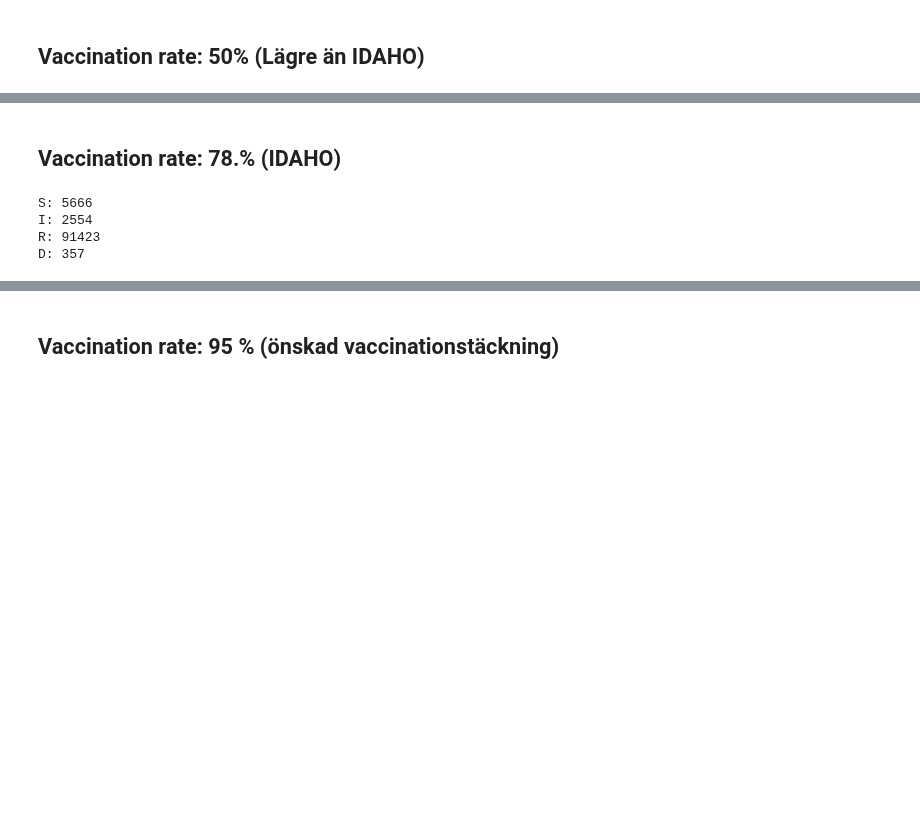
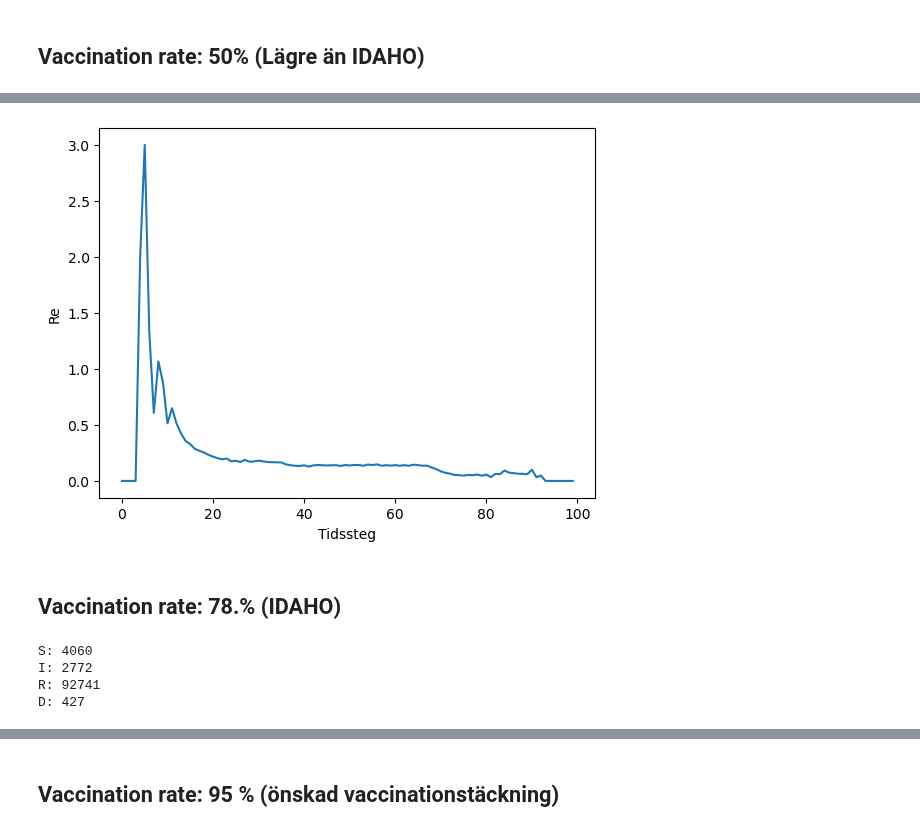
Before and after one commit to tovebrunell/ABM, a Jupyter notebook: Plotta_data.ipynb, the cells around one changed output, grey strips where cells are left out. Cells and saved outputs as stored; diff of their text form; code cells hidden in the pictures; blank space fills up the shorter version.

```diff
--- a/Plotta_data.ipynb
+++ b/Plotta_data.ipynb
@@ -88,5 +88,3 @@ Re = 1.9152358987500355
 # %%
-plt.plot(model.Re_history)
-plt.xlabel("Tidssteg")
-plt.ylabel("Ackumulerad Re fram till nu")
-plt.show()
+model_df = model.datacollector.get_model_vars_dataframe()
+agent_df = model.datacollector.get_agent_vars_dataframe()
@@ -95,8 +101,15 @@ plt.show()
+# %%
+plt.plot(model_df)
+
+plt.xlabel("Tidssteg")
+plt.ylabel("Re")
+plt.show()
+# %% [output]
+[figure, added]
 # %% [markdown]
 ## Vaccination rate: 78.% (IDAHO)
 # %%
 vaccination_rate_2 = 0.785
-timesteps = 100
 
 model_2 = Modell.SIRModel(N, width, height, initial_infected, vaccination_rate_2, mortality_rate)
 
@@ -119,10 +132,10 @@ print("I:", model_2.count_status("I"))
 print("R:", model_2.count_status("R"))
 print("D:", model_2.count_status("D"))
 # %% [output]
-S: 5666
-I: 2554
-R: 91423
-D: 357
+S: 4060
+I: 2772
+R: 92741
+D: 427
 # %%
 plt.figure(figsize=(10,6))
 plt.plot(S_history_2, label="Susceptible (S)")
```
Also changed, not shown: parts of 14 cells of this notebook.
